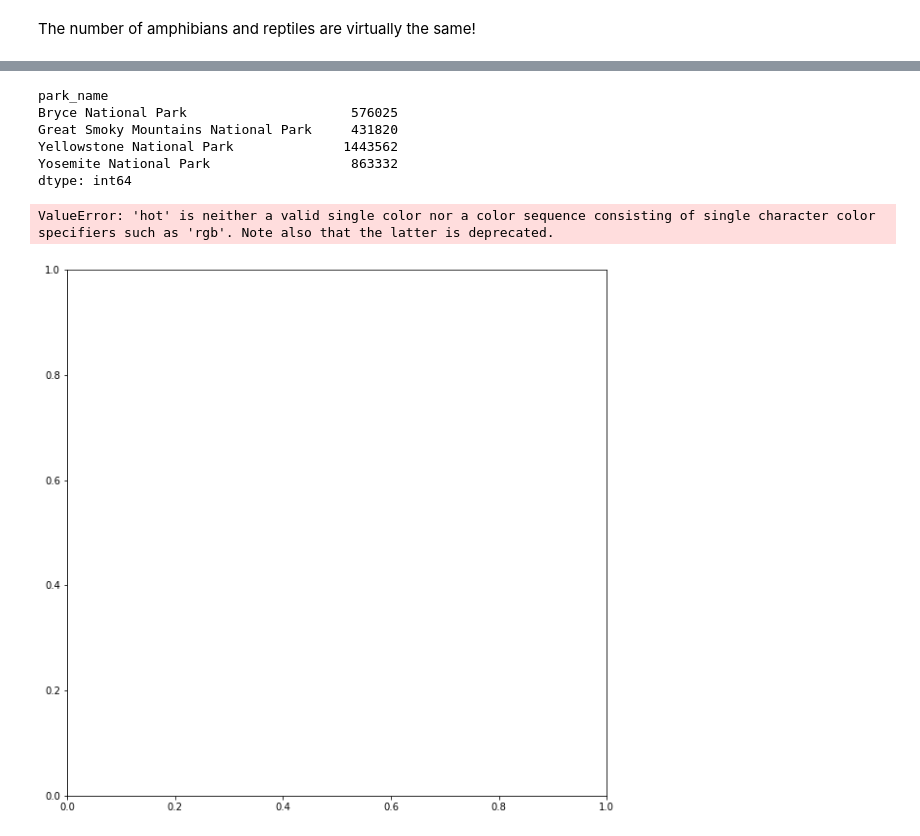
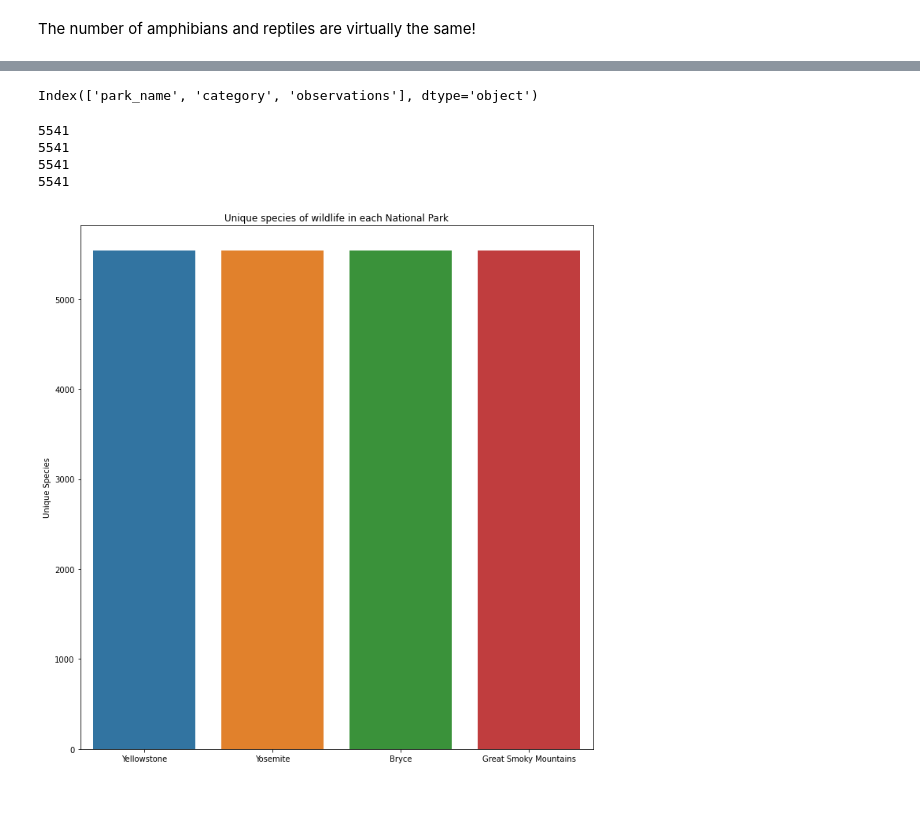
Before and after one commit to JJBarnes/Biodiversity, a Jupyter notebook: biodiversity.ipynb, the cells around one changed output, grey strips where cells are left out. Saved outputs shown, nothing was run; the diff lists cells and outputs as text; code cells hidden in the pictures; blank space fills up the shorter version.

```diff
--- a/biodiversity.ipynb
+++ b/biodiversity.ipynb
@@ -384,17 +428,29 @@ The number of amphibians and reptiles are virtually the same!
+# %%
+park_class.columns
+# %% [output]
+Index(['park_name', 'category', 'observations'], dtype='object')
+# %%
+yellowunique = observations.scientific_name[observations.park_name == "Yellowstone National Park"].nunique()
+yoseunique = observations.scientific_name[observations.park_name == "Yosemite National Park"].nunique()
+bryceunique = observations.scientific_name[observations.park_name == "Bryce National Park"].nunique()
+gsmunique = observations.scientific_name[observations.park_name == "Great Smoky Mountains National Park"].nunique()
+# %%
+print(yellowunique)
+print(yoseunique)
+print(bryceunique)
+print(gsmunique)
+# %% [output]
+5541
+5541
+5541
+5541
 # %%
-print(parkdist.sum())
 fig, ax = plt.subplots(figsize = (10,10))
-ax.bar([0,1,2,3],parkdist.sum(), color = "hot")
-ax.set_xticks([0,1,2,3])
-ax.set_xticklabels(["Bryce", "Great Smoky Mountains", "Yellowstone", "Yosemite"])
+sns.barplot(y = [yellowunique, yoseunique, bryceunique, gsmunique], x = [0,1,2,3])
+ax.set_xticklabels(["Yellowstone", "Yosemite", "Bryce", "Great Smoky Mountains"])
+ax.set_ylabel("Unique Species")
+plt.title("Unique species of wildlife in each National Park")
 plt.tight_layout()
 plt.show()
 # %% [output]
-park_name
-Bryce National Park                     576025
-Great Smoky Mountains National Park     431820
-Yellowstone National Park              1443562
-Yosemite National Park                  863332
-dtype: int64
-ValueError: 'hot' is neither a valid single color nor a color sequence consisting of single character color specifiers such as 'rgb'. Note also that the latter is deprecated.
-[figure, old version]
+[figure, new version]
```
Also changed, not shown: parts of 37 cells of this notebook.
